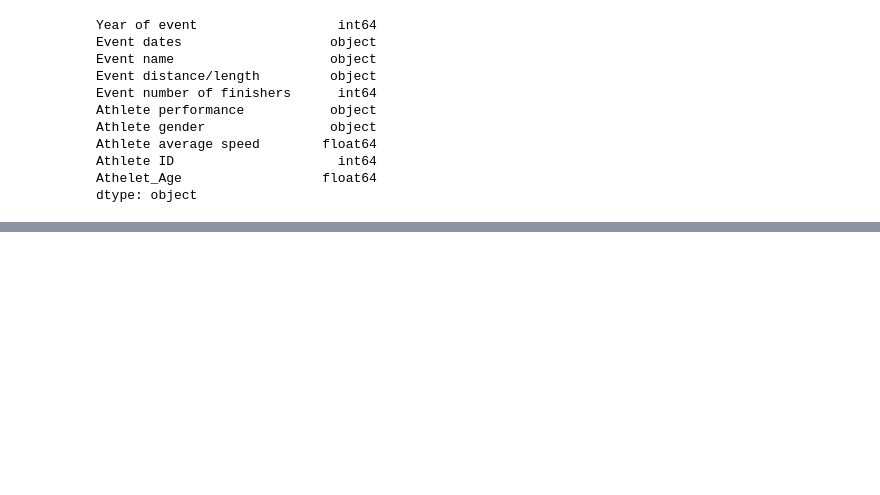
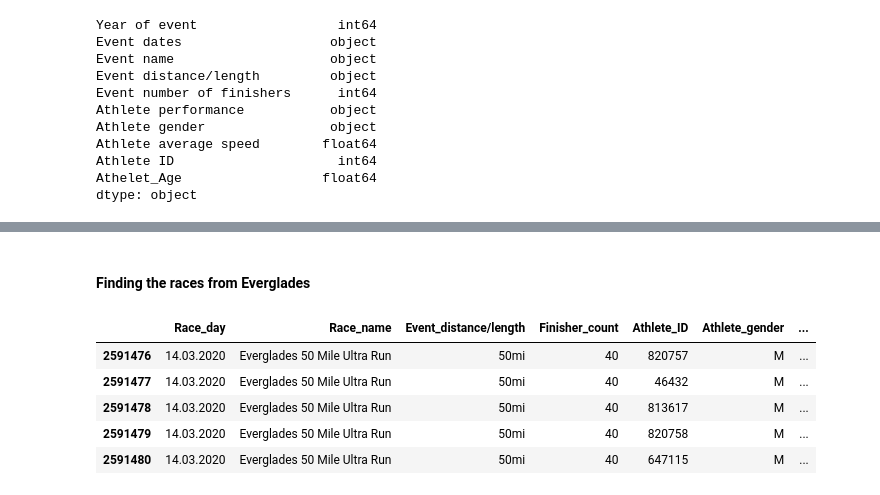
Before and after one commit to Venkatvj95/Explotary_Data_Analysis, a Jupyter notebook: Explotary_Data_Analysis.ipynb, the cells around one changed output, grey strips where cells are left out. Drawn from its saved outputs; the diff is of its cells as text; code cells hidden in the pictures; blank space fills up the shorter version.

```diff
--- a/Explotary_Data_Analysis.ipynb
+++ b/Explotary_Data_Analysis.ipynb
@@ -298,0 +334,11 @@ dtype: object
+# %% [markdown]
+#### Finding the races from Everglades
+# %%
+df3[df3["Race_name"] == "Everglades 50 Mile Ultra Run "].head()
+# %% [output]
+|  | Race_day | Race_name | Event_distance/length | Finisher_count | Athlete_ID | Athlete_gender | ... |
+| 2591476 | 14.03.2020 | Everglades 50 Mile Ultra Run | 50mi | 40 | 820757 | M | ... |
+| 2591477 | 14.03.2020 | Everglades 50 Mile Ultra Run | 50mi | 40 | 46432 | M | ... |
+| 2591478 | 14.03.2020 | Everglades 50 Mile Ultra Run | 50mi | 40 | 813617 | M | ... |
+| 2591479 | 14.03.2020 | Everglades 50 Mile Ultra Run | 50mi | 40 | 820758 | M | ... |
+| 2591480 | 14.03.2020 | Everglades 50 Mile Ultra Run | 50mi | 40 | 647115 | M | ... |
```
Also changed, not shown: parts of 6 cells of this notebook.
